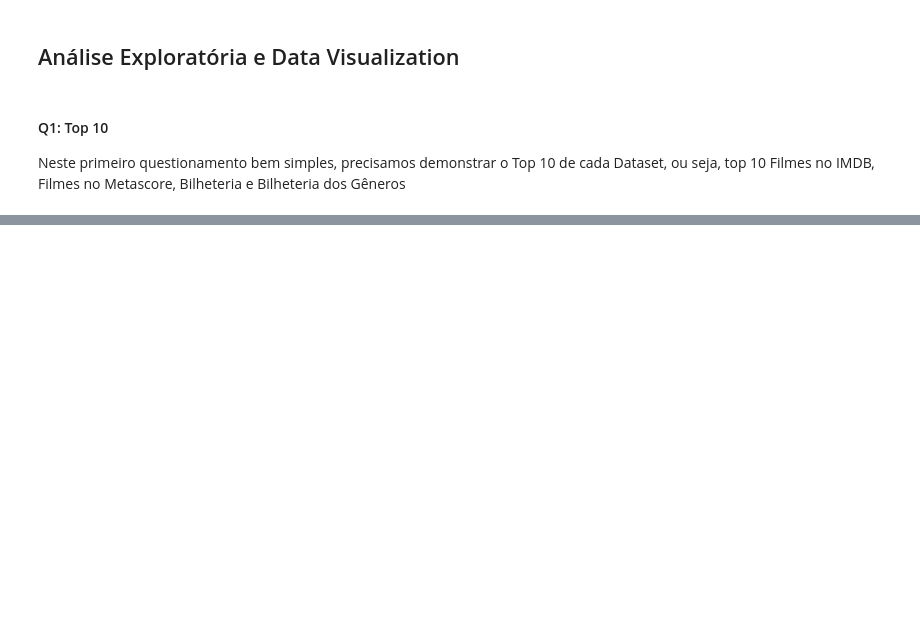
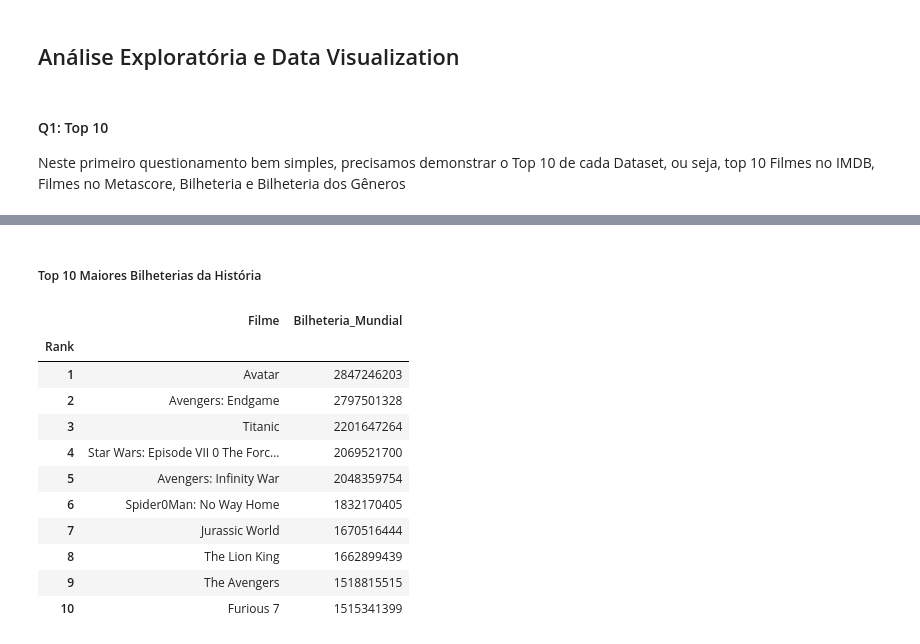
Before and after one commit to Henrxque/Analise_exploratoria_IMDB, a Jupyter notebook: Analise_Exploratoria_IMDB.ipynb, the cells around one changed output, grey strips where cells are left out. Drawn from its saved outputs; the diff is of its cells as text; code cells hidden in the pictures; blank space fills up the shorter version.

```diff
--- a/Analise_Exploratoria_IMDB.ipynb
+++ b/Analise_Exploratoria_IMDB.ipynb
@@ -376,0 +420,19 @@ plt.show()
+# %% [markdown]
+##### Top 10 Maiores Bilheterias da História
+# %%
+top10_boxoffice = boxoffice[['Rank','Filme','Bilheteria_Mundial']]
+top10_boxoffice=top10_boxoffice.head(10).set_index('Rank')
+top10_boxoffice
+# %% [output]
+|  | Filme | Bilheteria_Mundial |
+| Rank |  |  |
+| 1 | Avatar | 2847246203 |
+| 2 | Avengers: Endgame | 2797501328 |
+| 3 | Titanic | 2201647264 |
+| 4 | Star Wars: Episode VII 0 The Forc... | 2069521700 |
+| 5 | Avengers: Infinity War | 2048359754 |
+| 6 | Spider0Man: No Way Home | 1832170405 |
+| 7 | Jurassic World | 1670516444 |
+| 8 | The Lion King | 1662899439 |
+| 9 | The Avengers | 1518815515 |
+| 10 | Furious 7 | 1515341399 |
```
Also changed, not shown: parts of 8 cells of this notebook.
